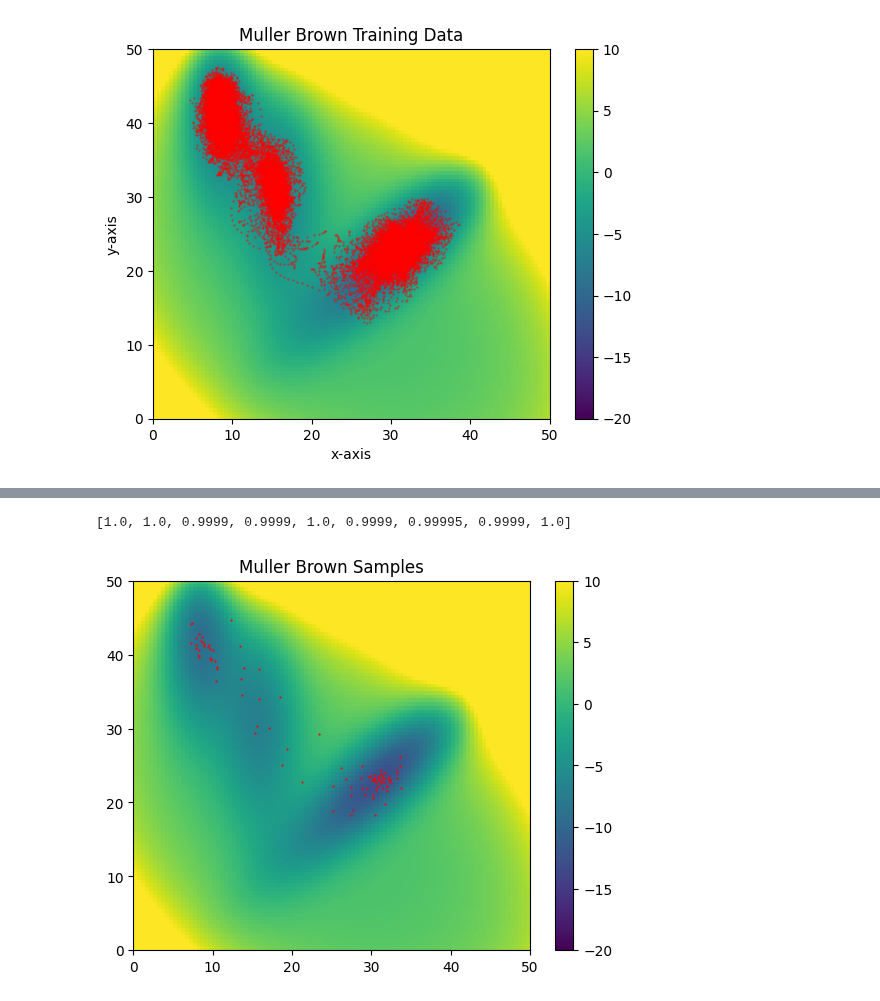
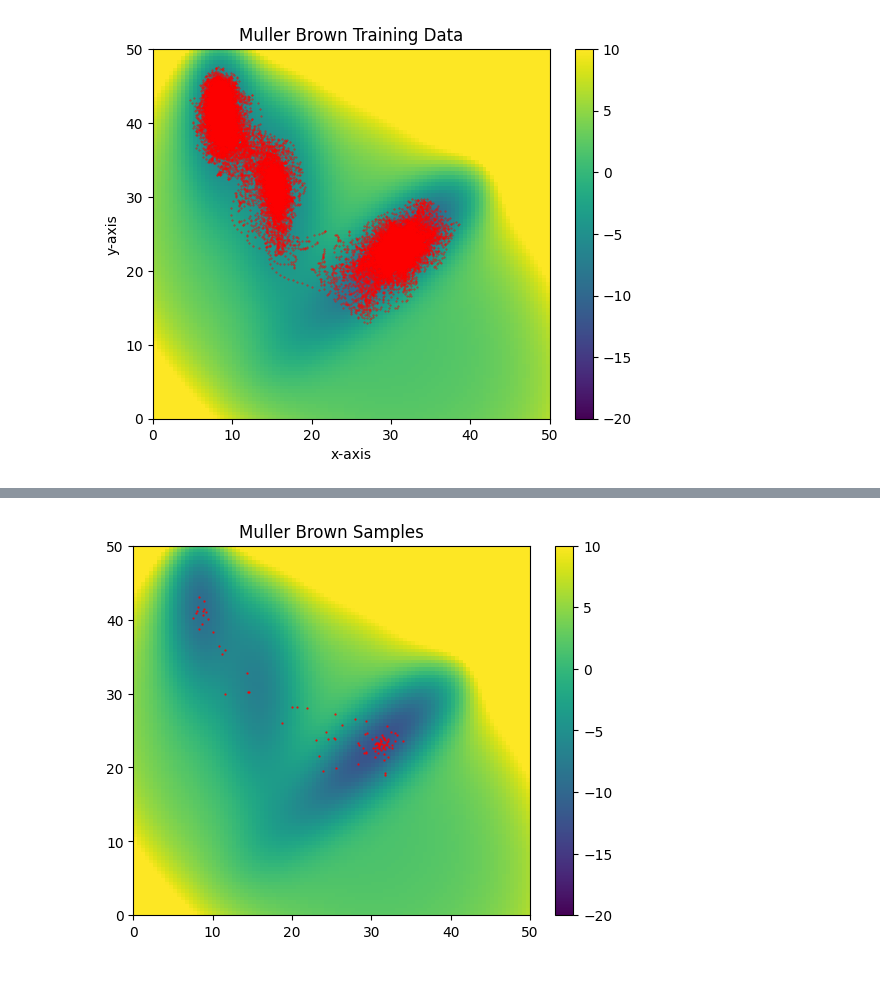
Before and after one commit to michael-psenka/OM-TPS, a Jupyter notebook: train_diffusion_mb.ipynb, the cells around one changed output, grey strips where cells are left out. Cells and saved outputs as stored; diff of their text form; code cells hidden in the pictures.

```diff
--- a/train_diffusion_mb.ipynb
+++ b/train_diffusion_mb.ipynb
@@ -356,15 +416,11 @@ Final Test Loss: 0.2873
 [figure]
-# %%
-print([torch.logical_and(all_samples[i] >-6, all_samples[i] < 50).count_nonzero().item() / (all_samples.shape[1] * all_samples.shape[2]) for i in range(all_samples.shape[0])])
-# %% [output]
-[1.0, 1.0, 0.9999, 0.9999, 1.0, 0.9999, 0.99995, 0.9999, 1.0]
 # %%
 # linear interpolation in diffusion space
 x1 = calculator.initial_point.to(device).unsqueeze(0) # initial points of shape [N, 2]
 x2 = calculator.final_point.to(device).unsqueeze(0) # final points of shape [N, 2]
-samples = model.linear_interpolation(x1, x2, path_length=100, latent_time=100)
+samples = model.interpolation(x1, x2, path_length=100, latent_time=100)
 samples = samples*torch.tensor(train_dataset.std).to(device).to(torch.float32) + torch.tensor(train_dataset.mean).to(device).to(torch.float32)
 
 plot_samples(np.fliplr(get_numpy(samples.reshape(-1, 2))))
 # %% [output]
-[figure, old version]
+[figure, new version]
```
Also changed, not shown: parts of 4 cells of this notebook, 2 other files.
